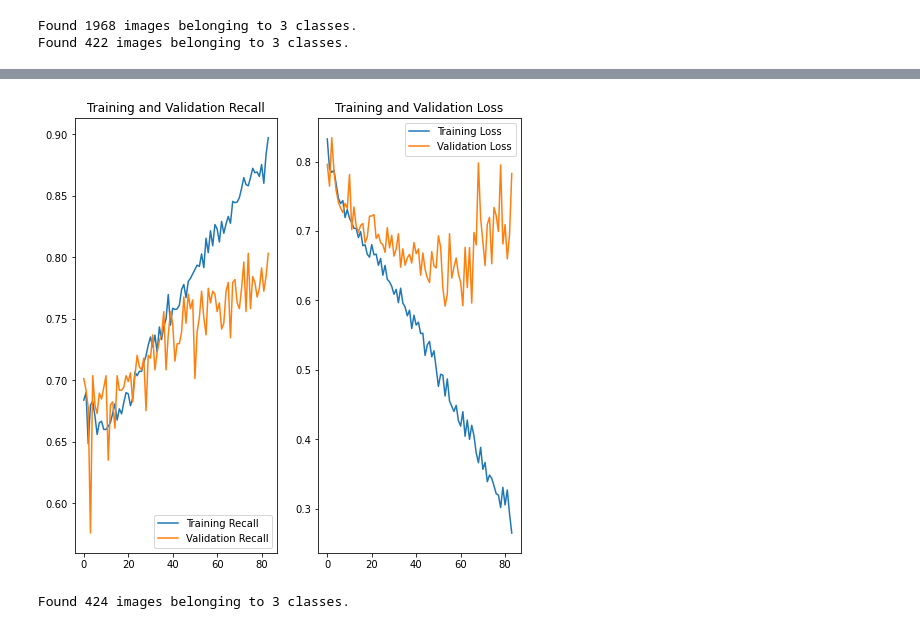
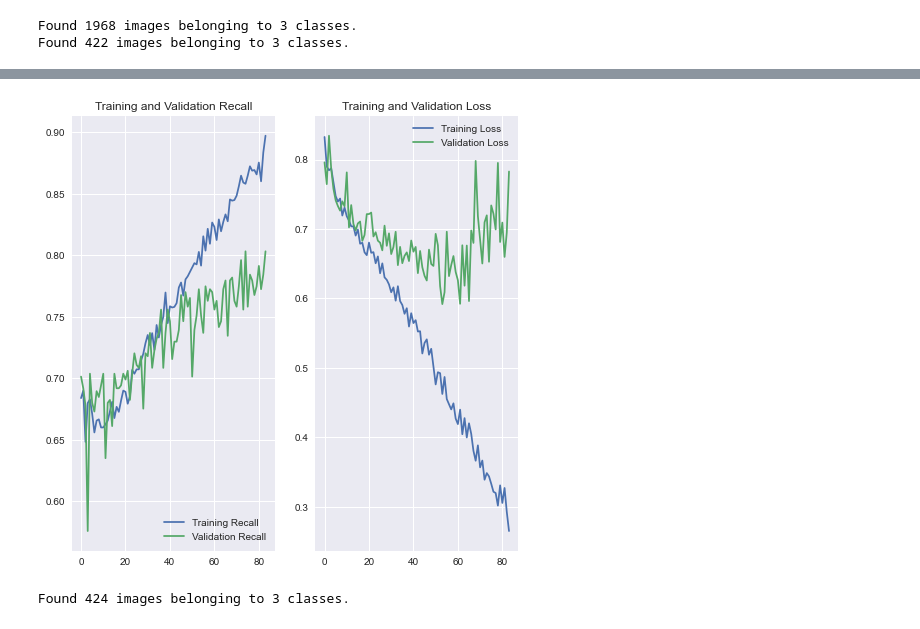
Before and after one commit to hadams1337/Poison-Ivy_Poison-Oak, a Jupyter notebook: model128_2_noweights.ipynb, the cells around one changed output, grey strips where cells are left out. Saved outputs shown, nothing was run; the diff lists cells and outputs as text; code cells hidden in the pictures.

```diff
--- a/model128_2_noweights.ipynb
+++ b/model128_2_noweights.ipynb
@@ -116,31 +116,32 @@ Epoch 84/300
 62/62 [==============================] - 164s 3s/step - loss: 0.2653 - recall: 0.8974 - val_loss: 0.7827 - val_recall: 0.8033
 Epoch 00084: early stopping
 # %%
+plt.style.use('seaborn')
 acc = history.history['recall']
 val_acc = history.history['val_recall']
 
 loss = history.history['loss']
 val_loss = history.history['val_loss']
 
 epochs_range = range(len(acc))
 
 plt.figure(figsize=(8, 8))
 plt.subplot(1, 2, 1)
 plt.plot(epochs_range, acc, label='Training Recall')
 plt.plot(epochs_range, val_acc, label='Validation Recall')
 plt.legend(loc='lower right')
 plt.title('Training and Validation Recall')
 
 
 plt.subplot(1, 2, 2)
 plt.plot(epochs_range, loss, label='Training Loss')
 plt.plot(epochs_range, val_loss, label='Validation Loss')
 plt.legend(loc='upper right')
 plt.title('Training and Validation Loss')
 plt.savefig('graphs/simplemodel128x2.png', bbox_inches='tight')
 plt.show()
 # %% [output]
-[figure, old version]
+[figure, new version]
 # %%
 test_generator = test_datagen.flow_from_directory(
         'plants/test',
```
Also changed, not shown: parts of 1 cell of this notebook, 52 other files.
